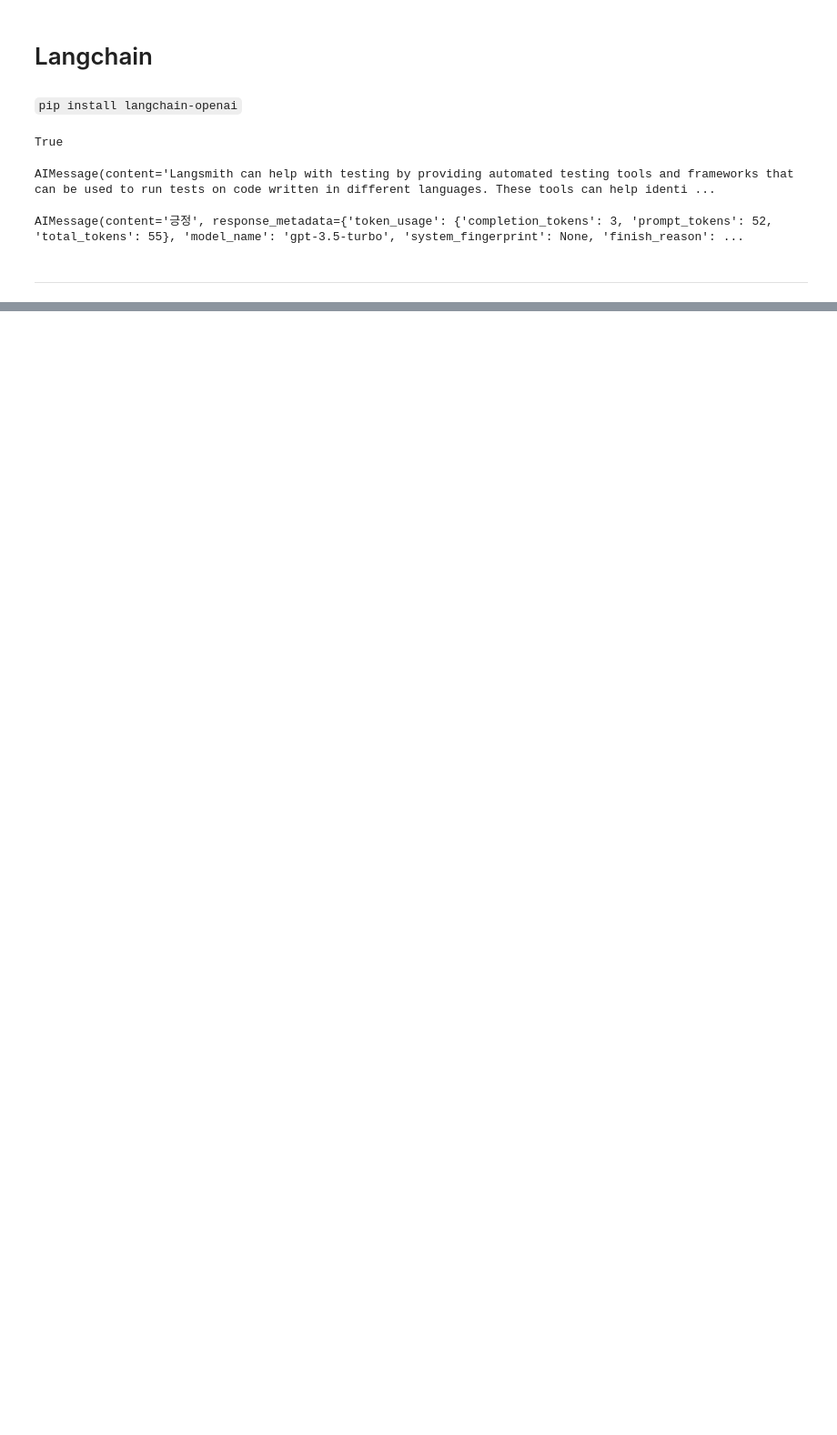
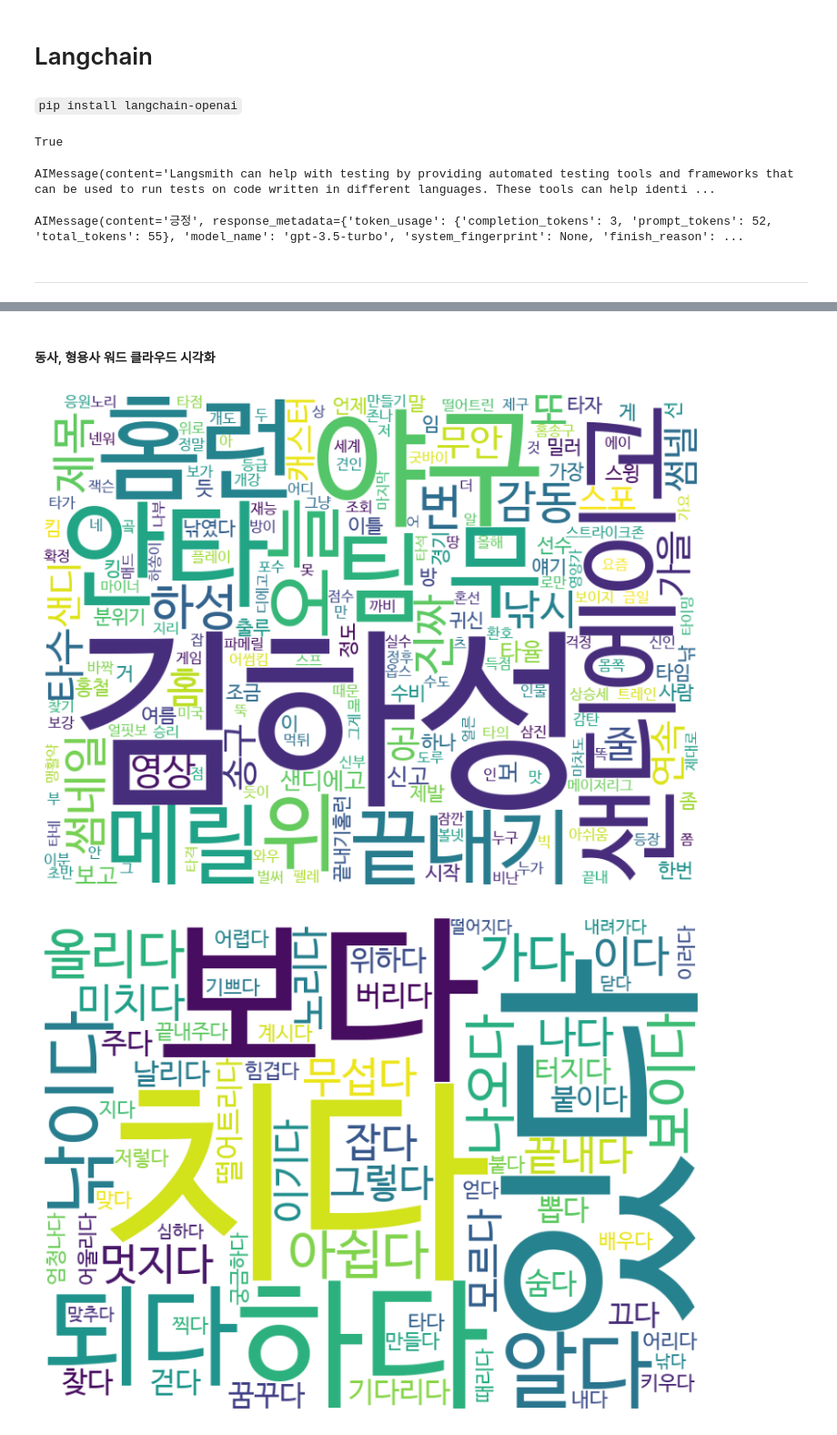
Before and after one commit to baedori99/TIL, a Jupyter notebook: Study_API/study_chat_open_api_langchain.ipynb, the cells around one changed output, grey strips where cells are left out. Shown at 91% size. Saved outputs shown, nothing was run; the diff lists cells and outputs as text; code cells hidden in the pictures; blank space fills up the shorter version.

```diff
--- a/Study_API/study_chat_open_api_langchain.ipynb
+++ b/Study_API/study_chat_open_api_langchain.ipynb
@@ -99,0 +205,4 @@ df_comment['좋아요 수'] = df_comment['좋아요 수'].fillna(0)
+# %%
+comments_adj_verb = kiwi_verb_adj_extractor(comment_string)
+# %%
+comment_adj_verb_temp = list(map(lambda x : x + '다',comments_adj_verb))
@@ -99,0 +215,40 @@ df_comment['좋아요 수'] = df_comment['좋아요 수'].fillna(0)
+# %%
+from wordcloud import WordCloud
+import matplotlib.pyplot as plt
+from collections import Counter
+
+def wordcloud_noun(noun_text):
+    cnt = len(noun_text)
+    counts = Counter(noun_text)
+    tags_noun = counts.most_common(cnt)
+    wc = WordCloud(font_path='C:/Users/pps/AppData/Local/Microsoft/Windows/Fonts/NanumBarunGothic.ttf', background_color='white', width=800, height=600)
+    cloud_noun = wc.generate_from_frequencies(dict(tags_noun))
+
+    plt.figure(figsize = (10, 8))
+    plt.axis('off')
+    plt.imshow(cloud_noun)
+    plt.show()
+# %% [markdown]
+#### 동사, 형용사 워드 클라우드 시각화
+# %%
+from wordcloud import WordCloud
+import matplotlib.pyplot as plt
+from collections import Counter
+
+def wordcloud_verb_adj(verb_adj_text):
+    cnt = len(verb_adj_text)
+    counts = Counter(verb_adj_text)
+    tags_verb_adj = counts.most_common(cnt)
+    wc = WordCloud(font_path='C:/Users/pps/AppData/Local/Microsoft/Windows/Fonts/NanumBarunGothic.ttf', background_color='white', width=800, height=600)
+    cloud_verb_adj = wc.generate_from_frequencies(dict(tags_verb_adj))
+
+    plt.figure(figsize = (10, 8))
+    plt.axis('off')
+    plt.imshow(cloud_verb_adj)
+    plt.show()
+# %%
+wc_noun = wordcloud_noun(comments_nouns)
+wc_verb_adj = wordcloud_verb_adj(comment_adj_verb_temp)
+# %% [output]
+[figure, added]
+[figure, added]
```
Also changed, not shown: parts of 78 cells of this notebook, 3 other files.
